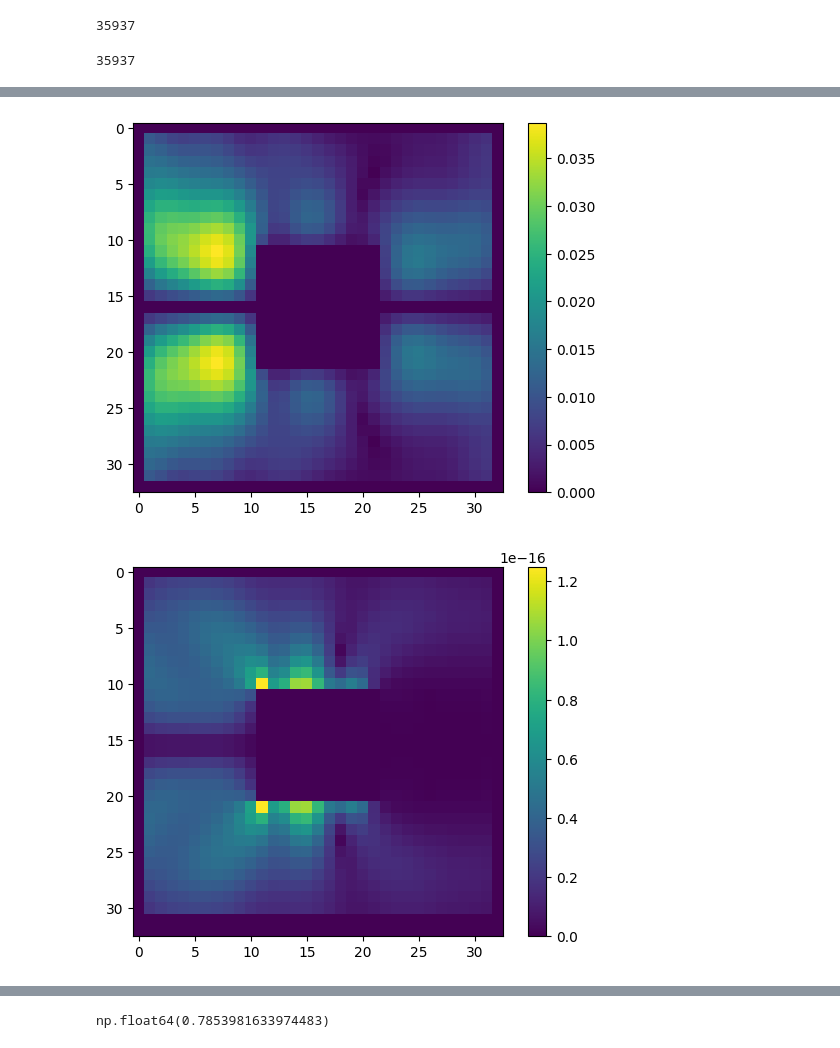
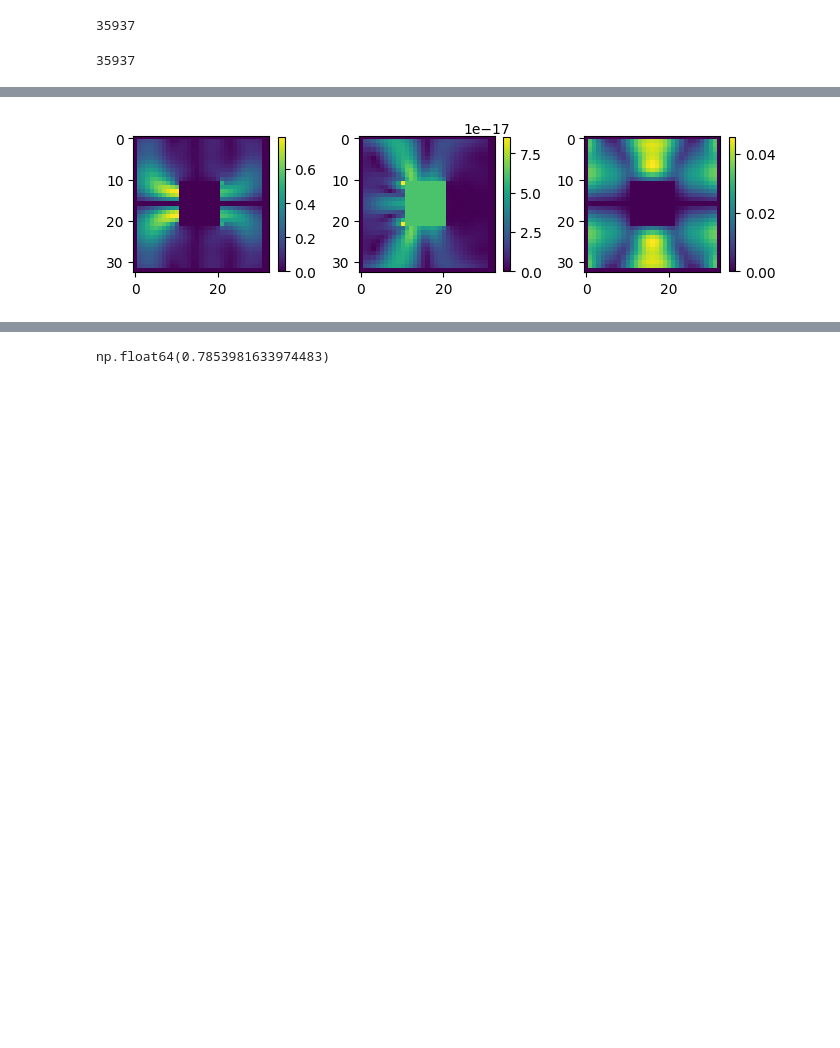
Before and after one commit to shiro-github-python/OpenFDTD_read_ofdFile, a Jupyter notebook: readOutputData.ipynb, the cells around one changed output, grey strips where cells are left out. Drawn from its saved outputs; the diff is of its cells as text; code cells hidden in the pictures; blank space fills up the shorter version.

```diff
--- a/readOutputData.ipynb
+++ b/readOutputData.ipynb
@@ -176,13 +174,12 @@ plt.show()
 # %%
-plt.imshow(np.abs(Ez_zx))
-plt.colorbar();
+fig, axes = plt.subplots(nrows=1, ncols=3, figsize=(7, 7))
+im1 = axes[0].imshow(np.abs(Ex_zx))
+fig.colorbar(im1, ax=axes[0], shrink=0.2)
+im2 = axes[1].imshow(np.abs(Ex_zy))
+fig.colorbar(im2, ax=axes[1], shrink=0.2)
+im3 = axes[2].imshow(np.abs(Ex_yx))
+fig.colorbar(im3, ax=axes[2], shrink=0.2)
+plt.tight_layout()
 plt.show()
-plt.imshow(np.abs(Ez_zy))
-plt.colorbar();
-plt.show()
-plt.imshow(np.abs(Ez_yx))
-plt.colorbar();
-plt.show()
 # %% [output]
-[figure, old version]
+[figure, new version]
-[figure, removed]
```
Also changed, not shown: parts of 2 cells of this notebook.
